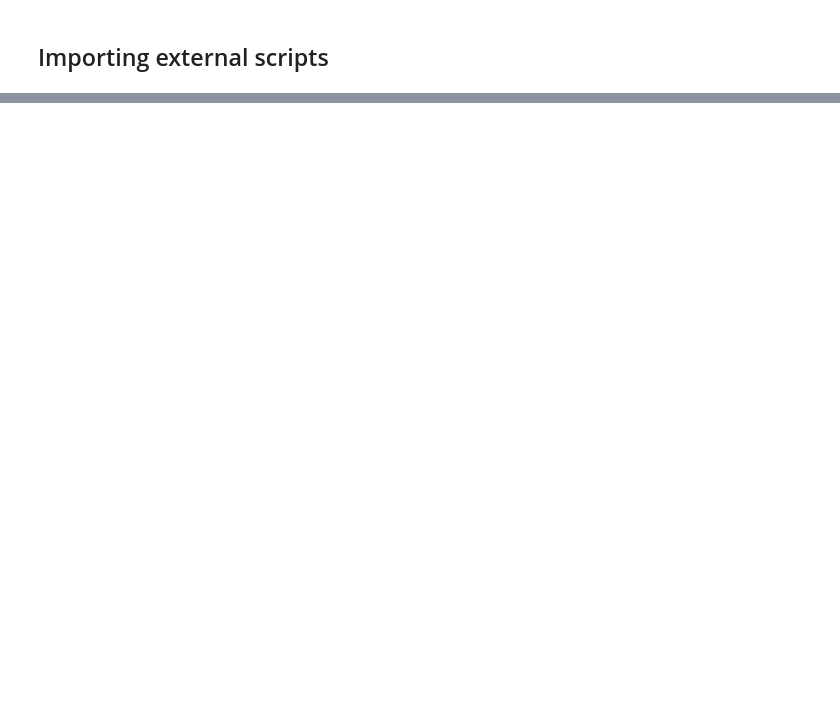
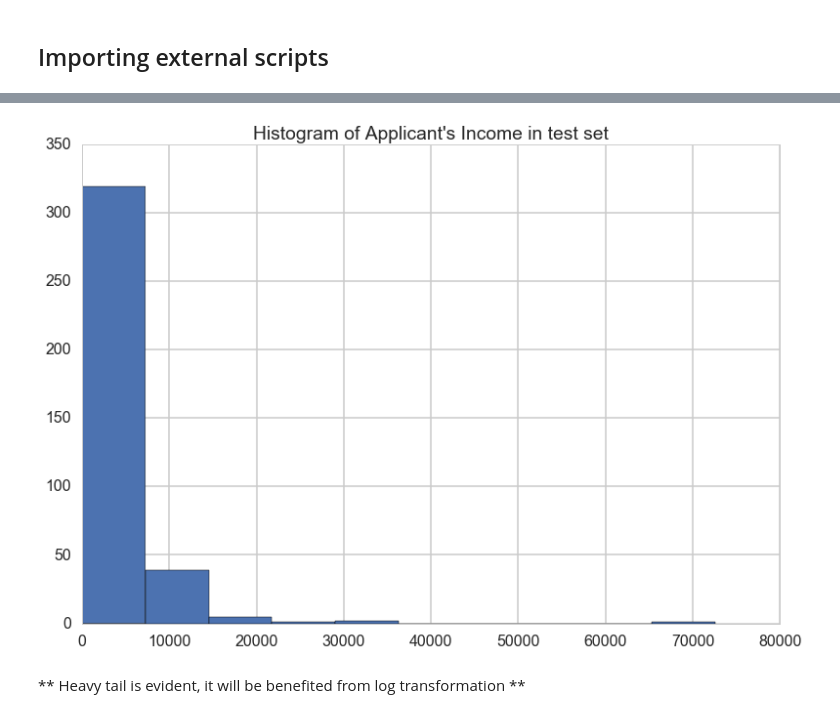
Before and after one commit to numb3r33/av-practice, a Jupyter notebook: Loan_Prediction.ipynb, the cells around one changed output, grey strips where cells are left out. Drawn from its saved outputs; the diff is of its cells as text; code cells hidden in the pictures; blank space fills up the shorter version.

```diff
--- a/Loan_Prediction.ipynb
+++ b/Loan_Prediction.ipynb
@@ -473,0 +127,7 @@ create_submissions(loan_test.index.values, xgb_predictions_labels, 'l2_classifie
+# %%
+loan_test.ApplicantIncome.hist()
+plt.title('Histogram of Applicant\'s Income in test set');
+# %% [output]
+[figure, added]
+# %% [markdown]
+** Heavy tail is evident, it will be benefited from log transformation **
```
Also changed, not shown: parts of 112 cells of this notebook.
